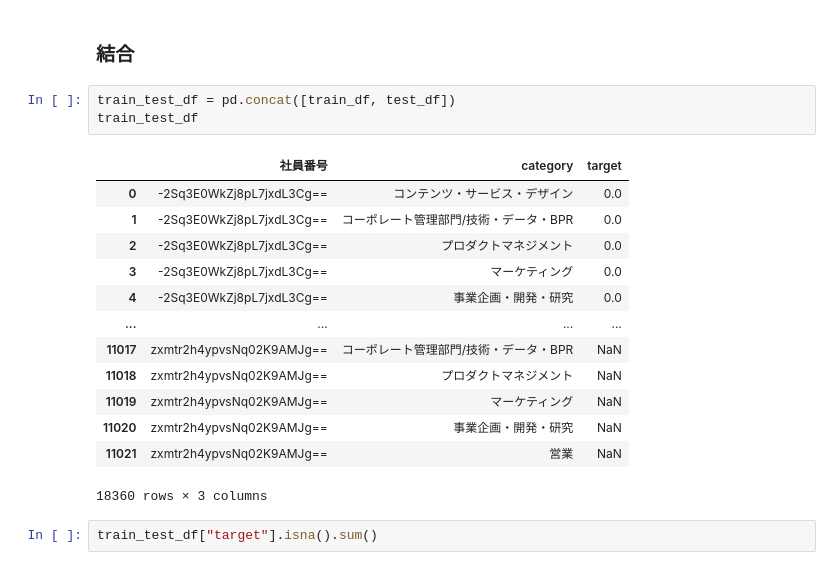
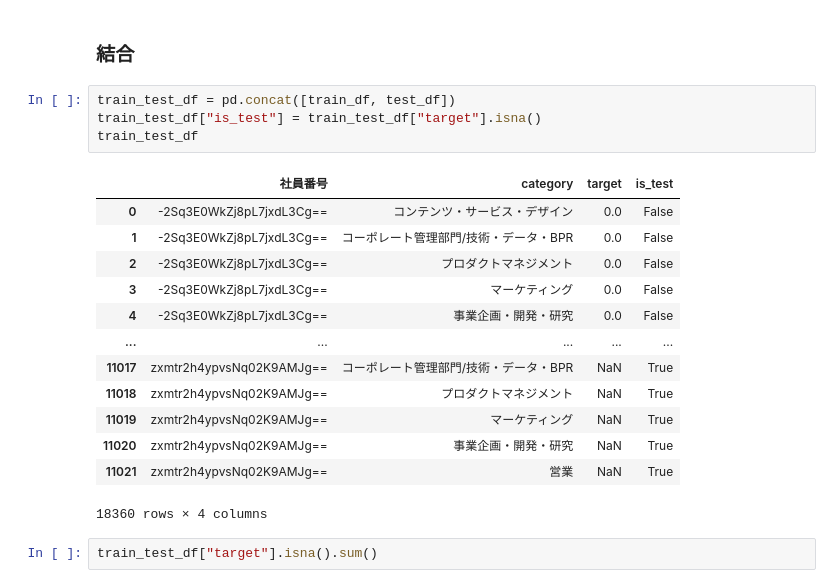
Before and after one commit to yoshi-suke/202507-atma-cup, a Jupyter notebook: test.ipynb, the cells around one changed output. Saved outputs shown, nothing was run; the diff lists cells and outputs as text.

```diff
--- a/test.ipynb
+++ b/test.ipynb
@@ -290,21 +518,22 @@ Name: count, Length: 767, dtype: int64
 ### 結合
 # %%
 train_test_df = pd.concat([train_df, test_df])
+train_test_df["is_test"] = train_test_df["target"].isna()
 train_test_df
 # %% [output]
-|  | 社員番号 | category | target |
-| 0 | -2Sq3E0WkZj8pL7jxdL3Cg== | コンテンツ・サービス・デザイン | 0.0 |
-| 1 | -2Sq3E0WkZj8pL7jxdL3Cg== | コーポレート管理部門/技術・データ・BPR | 0.0 |
-| 2 | -2Sq3E0WkZj8pL7jxdL3Cg== | プロダクトマネジメント | 0.0 |
-| 3 | -2Sq3E0WkZj8pL7jxdL3Cg== | マーケティング | 0.0 |
-| 4 | -2Sq3E0WkZj8pL7jxdL3Cg== | 事業企画・開発・研究 | 0.0 |
-| ... | ... | ... | ... |
-| 11017 | zxmtr2h4ypvsNq02K9AMJg== | コーポレート管理部門/技術・データ・BPR | NaN |
-| 11018 | zxmtr2h4ypvsNq02K9AMJg== | プロダクトマネジメント | NaN |
-| 11019 | zxmtr2h4ypvsNq02K9AMJg== | マーケティング | NaN |
-| 11020 | zxmtr2h4ypvsNq02K9AMJg== | 事業企画・開発・研究 | NaN |
-| 11021 | zxmtr2h4ypvsNq02K9AMJg== | 営業 | NaN |
+|  | 社員番号 | category | target | is_test |
+| 0 | -2Sq3E0WkZj8pL7jxdL3Cg== | コンテンツ・サービス・デザイン | 0.0 | False |
+| 1 | -2Sq3E0WkZj8pL7jxdL3Cg== | コーポレート管理部門/技術・データ・BPR | 0.0 | False |
+| 2 | -2Sq3E0WkZj8pL7jxdL3Cg== | プロダクトマネジメント | 0.0 | False |
+| 3 | -2Sq3E0WkZj8pL7jxdL3Cg== | マーケティング | 0.0 | False |
+| 4 | -2Sq3E0WkZj8pL7jxdL3Cg== | 事業企画・開発・研究 | 0.0 | False |
+| ... | ... | ... | ... | ... |
+| 11017 | zxmtr2h4ypvsNq02K9AMJg== | コーポレート管理部門/技術・データ・BPR | NaN | True |
+| 11018 | zxmtr2h4ypvsNq02K9AMJg== | プロダクトマネジメント | NaN | True |
+| 11019 | zxmtr2h4ypvsNq02K9AMJg== | マーケティング | NaN | True |
+| 11020 | zxmtr2h4ypvsNq02K9AMJg== | 事業企画・開発・研究 | NaN | True |
+| 11021 | zxmtr2h4ypvsNq02K9AMJg== | 営業 | NaN | True |
-18360 rows × 3 columns
+18360 rows × 4 columns
 # %%
 train_test_df["target"].isna().sum()
 # %% [output]
```
Also changed, not shown: parts of 26 cells of this notebook, 5 other files.
